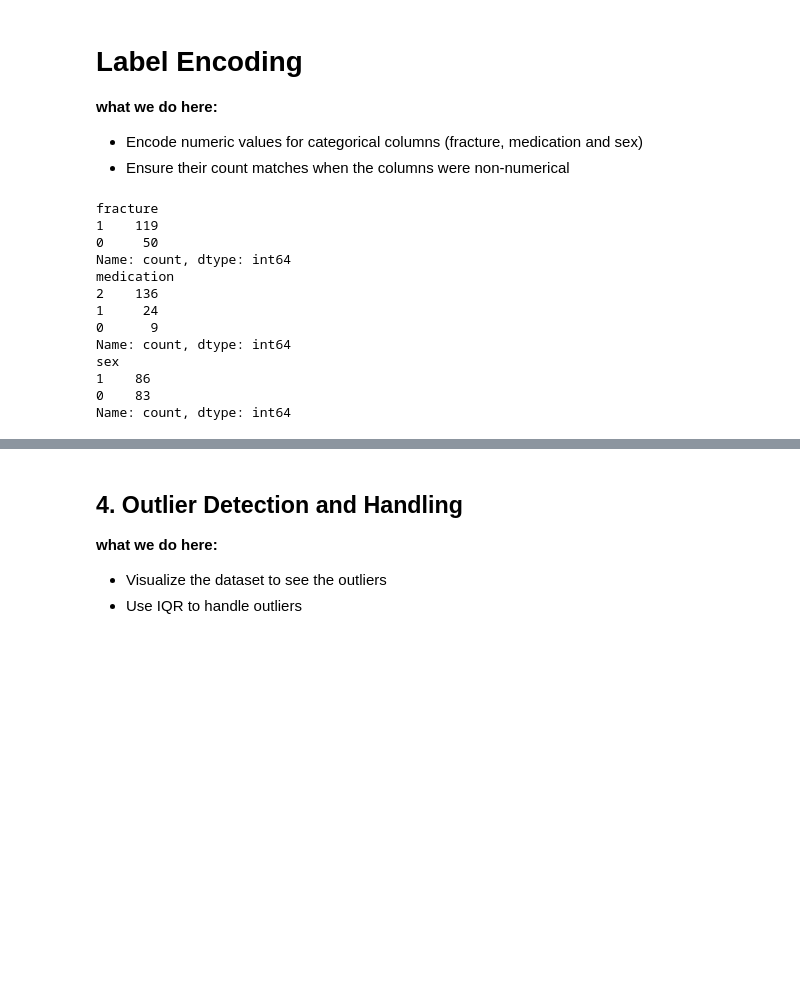
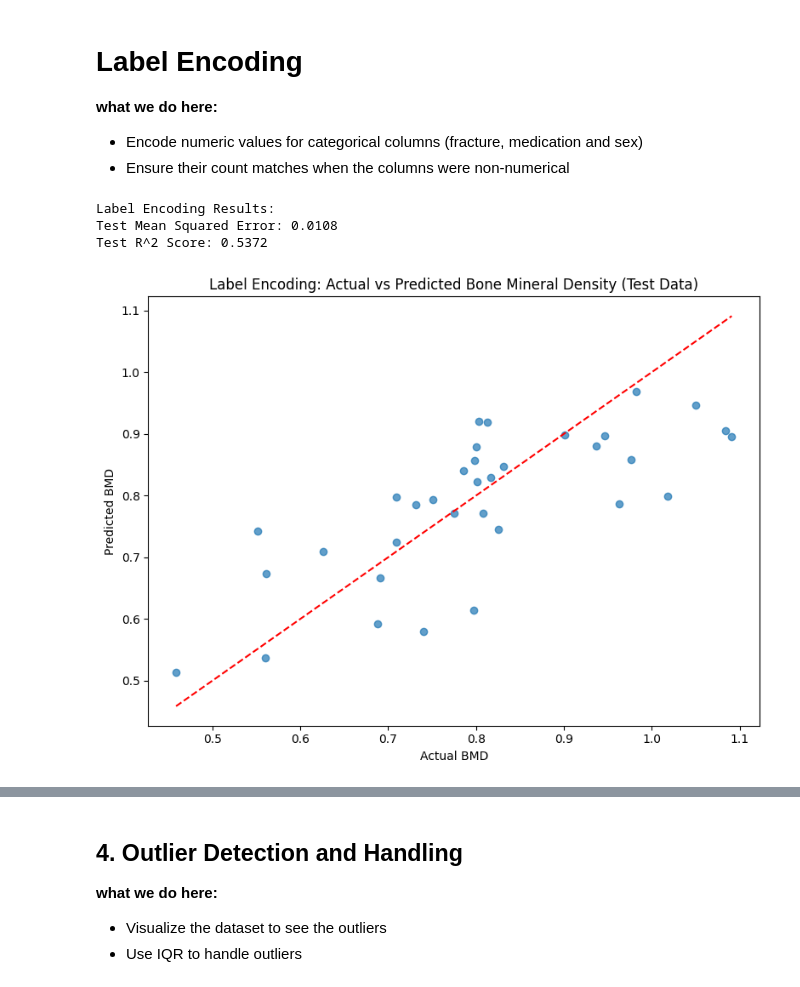
Before and after one commit to hamsasaber/Kidney_Function_Decline, a Jupyter notebook: Notebooks/Kidney_Function_Decline.ipynb, the cells around one changed output, grey strips where cells are left out. Drawn from its saved outputs; the diff is of its cells as text; code cells hidden in the pictures; blank space fills up the shorter version.

Commit message:
one_hot_encoding&labeling

```diff
--- a/Notebooks/Kidney_Function_Decline.ipynb
+++ b/Notebooks/Kidney_Function_Decline.ipynb
@@ -110,24 +112,41 @@ Index(['id', 'age', 'sex', 'fracture', 'weight_kg', 'height_cm', 'medication',
 - Encode numeric values for categorical columns (fracture, medication and sex)
 - Ensure their count matches when the columns were non-numerical
 # %%
-encoder=LabelEncoder()
+# Label Encoding for categorical columns
+encoder = LabelEncoder()
 data['fracture'] = encoder.fit_transform(data['fracture'])
 data['medication'] = encoder.fit_transform(data['medication'])
-data["sex"]=encoder.fit_transform(data["sex"])
-print(data['fracture'].value_counts())
-print(data['medication'].value_counts())
-print(data['sex'].value_counts())
+data["sex"] = encoder.fit_transform(data["sex"])
+
+# Split features and target for Label Encoding
+x = data.drop("bmd", axis=1)
+y = data["bmd"]
+X_train, X_test, y_train, y_test = train_test_split(x, y, test_size=0.2, random_state=RANDOM_STATE)
+
+# Train and evaluate Label Encoding model
+lr = LinearRegression()
+lr.fit(X_train, y_train)
+y_pred = lr.predict(X_test)
+
+# Calculate metrics for Label Encoding
+mse_test = mean_squared_error(y_test, y_pred)
+r2_test = r2_score(y_test, y_pred)
+
+print("Label Encoding Results:")
+print(f"Test Mean Squared Error: {mse_test:.4f}")
+print(f"Test R^2 Score: {r2_test:.4f}")
+
+# Plot actual vs predicted for Label Encoding
+plt.figure(figsize=(8,6))
+plt.scatter(y_test, y_pred, alpha=0.7)
+plt.xlabel("Actual BMD")
+plt.ylabel("Predicted BMD")
+plt.title("Label Encoding: Actual vs Predicted Bone Mineral Density (Test Data)")
+plt.plot([y_test.min(), y_test.max()], [y_test.min(), y_test.max()], 'r--')
+plt.tight_layout()
+plt.show()
 # %% [output]
-fracture
-1    119
-0     50
-Name: count, dtype: int64
-medication
-2    136
-1     24
-0      9
-Name: count, dtype: int64
-sex
-1    86
-0    83
-Name: count, dtype: int64
+Label Encoding Results:
+Test Mean Squared Error: 0.0108
+Test R^2 Score: 0.5372
+[figure, added]
```
Also changed, not shown: parts of 4 cells of this notebook.
